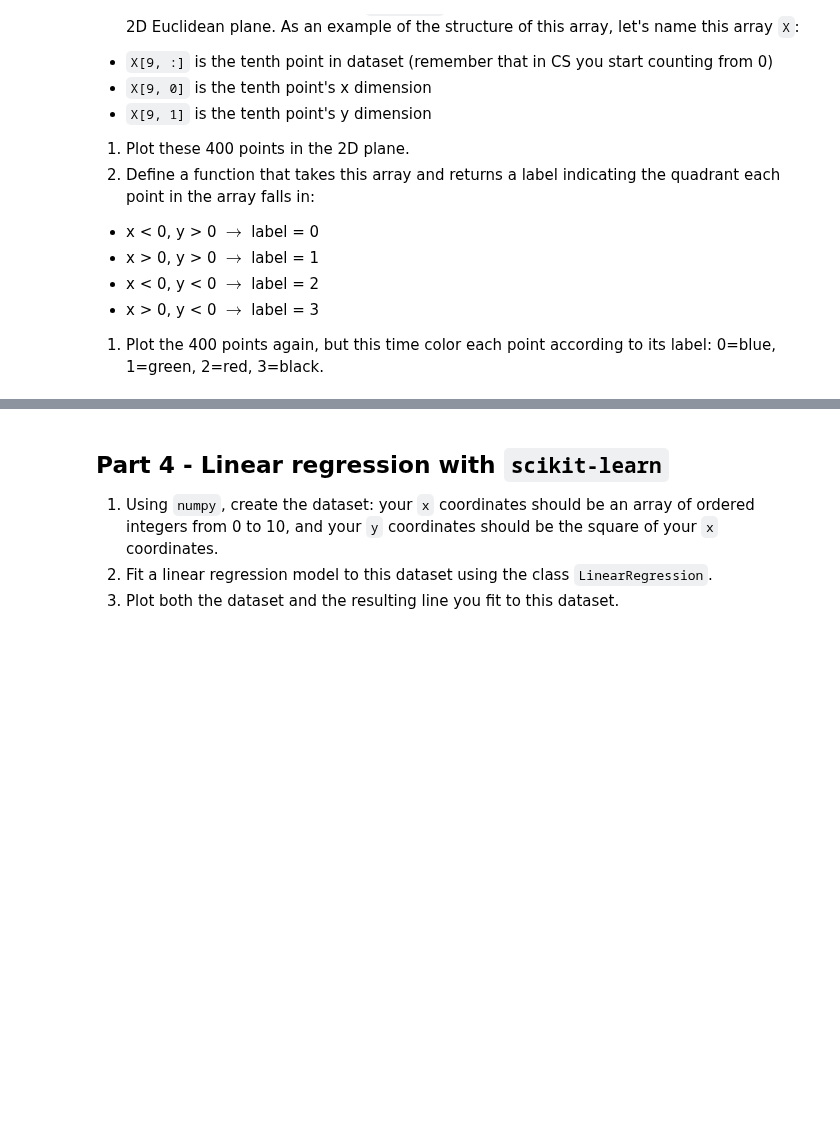
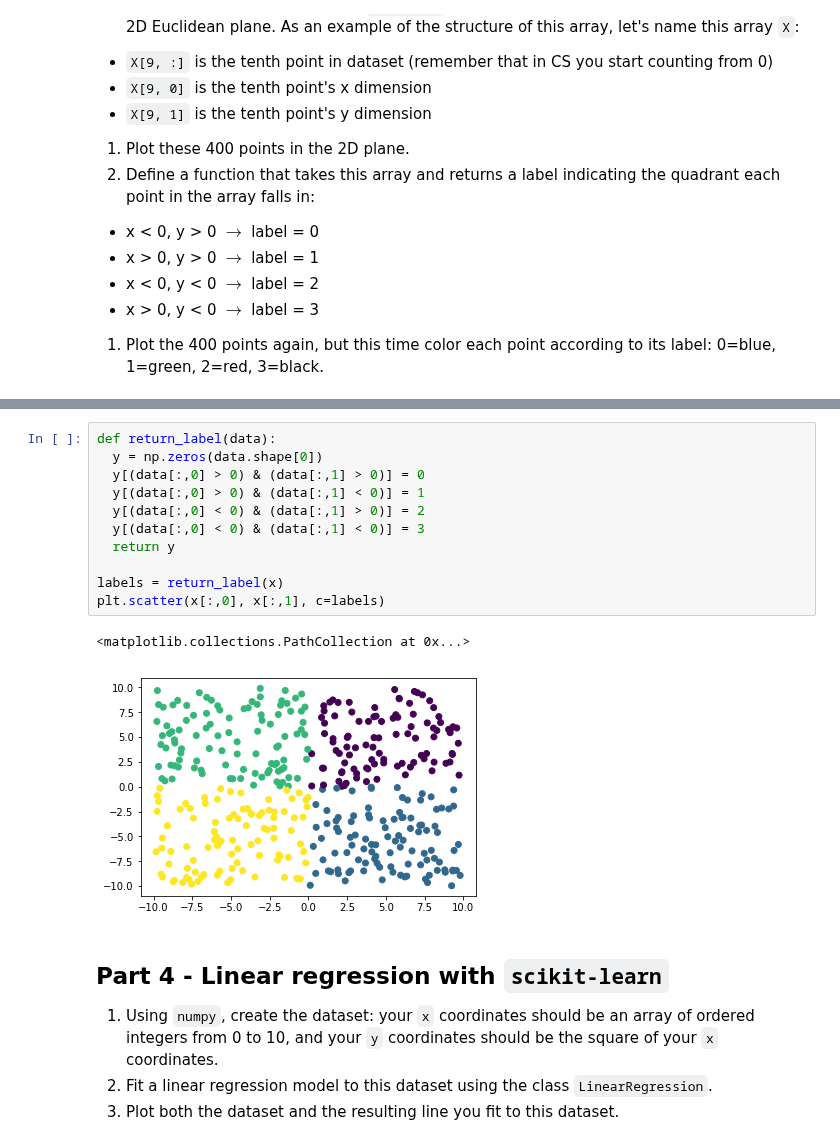
Before and after one commit to TSunny007/CS231n, a Jupyter notebook: 2019/HW0/homework0_python.ipynb, the cells around one changed output, grey strips where cells are left out. Drawn from its saved outputs; the diff is of its cells as text; blank space fills up the shorter version.

```diff
--- a/2019/HW0/homework0_python.ipynb
+++ b/2019/HW0/homework0_python.ipynb
@@ -78,3 +83,17 @@ plt.imshow(noise_greyscale)
+# %%
+def return_label(data):
+  y = np.zeros(data.shape[0])
+  y[(data[:,0] > 0) & (data[:,1] > 0)] = 0
+  y[(data[:,0] > 0) & (data[:,1] < 0)] = 1
+  y[(data[:,0] < 0) & (data[:,1] > 0)] = 2
+  y[(data[:,0] < 0) & (data[:,1] < 0)] = 3
+  return y
+
+labels = return_label(x)
+plt.scatter(x[:,0], x[:,1], c=labels)
+# %% [output]
+<matplotlib.collections.PathCollection at 0x...>
+[figure, added]
 # %% [markdown]
 ## Part 4 - Linear regression with `scikit-learn`
 
```
Also changed, not shown: parts of 3 cells of this notebook.
